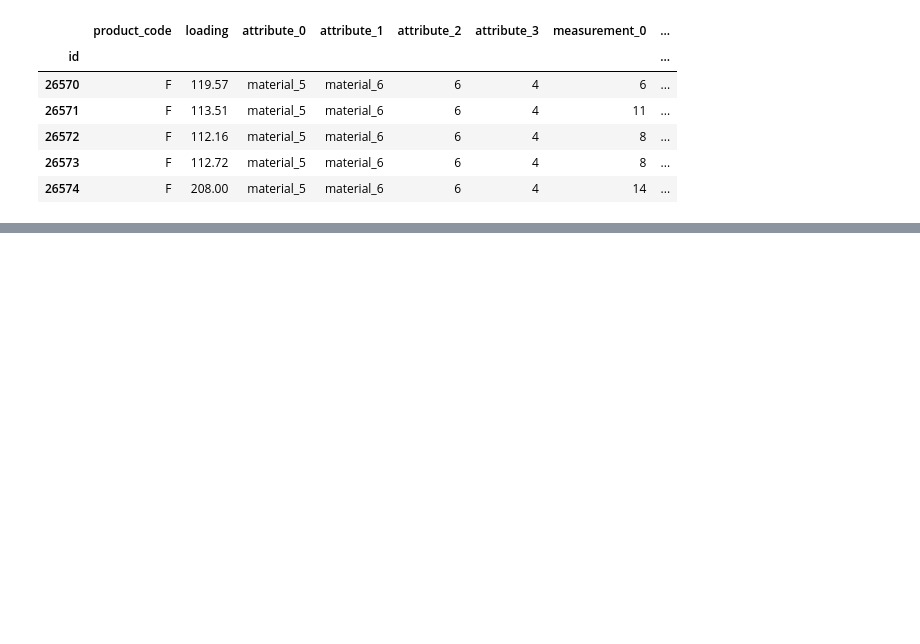
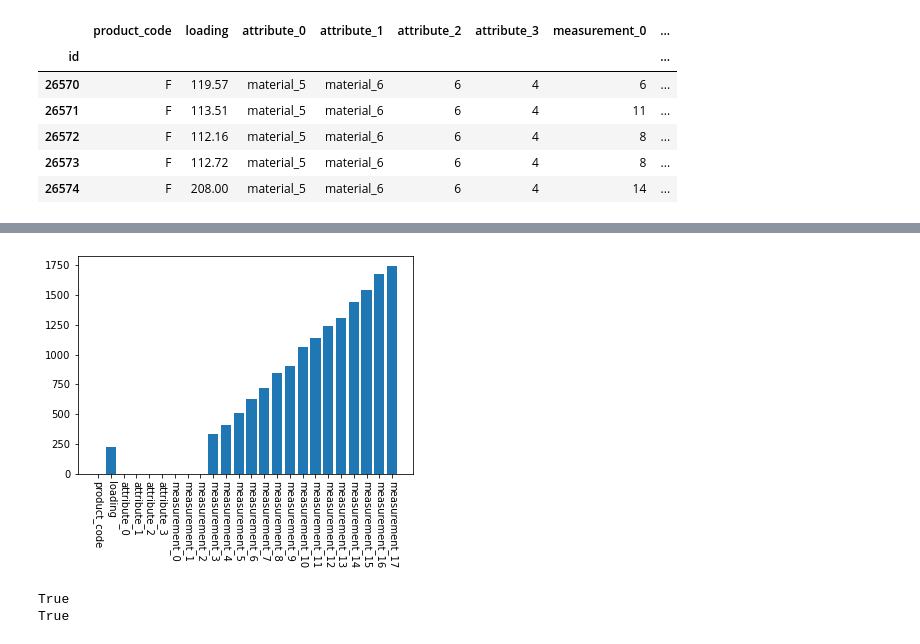
Before and after one commit to keisukecl/tabular-playground-series-aug-2022, a Jupyter notebook: logistic_regression.ipynb, the cells around one changed output, grey strips where cells are left out. Drawn from its saved outputs; the diff is of its cells as text; code cells hidden in the pictures; blank space fills up the shorter version.

```diff
--- a/logistic_regression.ipynb
+++ b/logistic_regression.ipynb
@@ -35,0 +49,18 @@ test.head()
+# %%
+test_miss = test.isnull().sum()
+plt.bar(test_miss.index, test_miss)
+plt.xticks(rotation=270)
+plt.show()
+# %% [output]
+[figure, added]
+# %%
+#欠損値補完（特徴量ごとの平均値を採用）
+train.fillna(train.mean(), inplace=True)
+test.fillna(test.mean(), inplace=True)
+
+#欠損値がないか確認（nullが1つもなければTrueが出力される）
+print(np.all(train.isnull().sum() == 0))
+print(np.all(test.isnull().sum() == 0))
+# %% [output]
+True
+True
```
Also changed, not shown: parts of 2 cells of this notebook.
